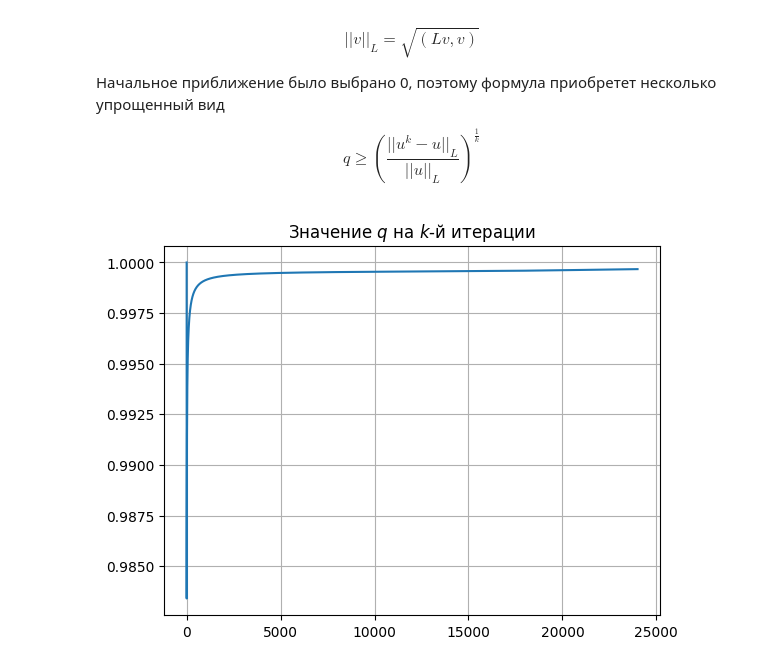
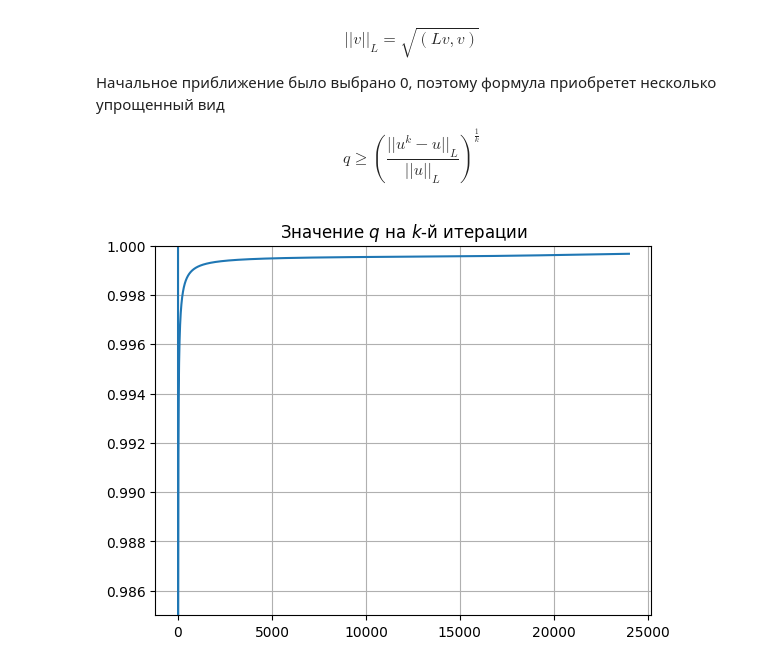
Before and after one commit to Xopppek/num_methods_sem7, a Jupyter notebook: lab3/lab3.ipynb, the cells around one changed output. Saved outputs shown, nothing was run; the diff lists cells and outputs as text; code cells hidden in the pictures.

```diff
--- a/lab3/lab3.ipynb
+++ b/lab3/lab3.ipynb
@@ -235,7 +235,8 @@ while np.max(np.abs(u - prev_u)) > epsilon:
 # %%
 plt.plot(range(1, iter_num + 1), qs)
 plt.grid(True)
+plt.ylim(0.985, 1)
 plt.title("Значение $q$ на $k$-й итерации")
 plt.show()
 # %% [output]
-[figure, old version]
+[figure, new version]
```
Also changed, not shown: parts of 1 cell of this notebook, 1 other file.
